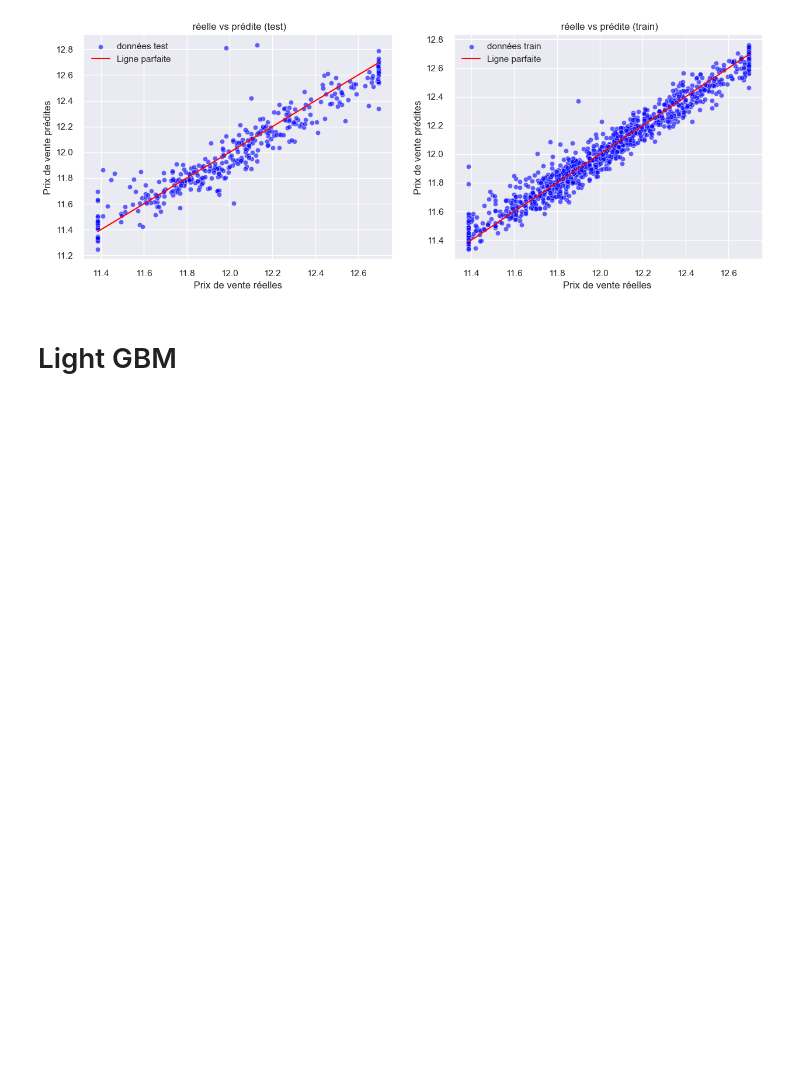
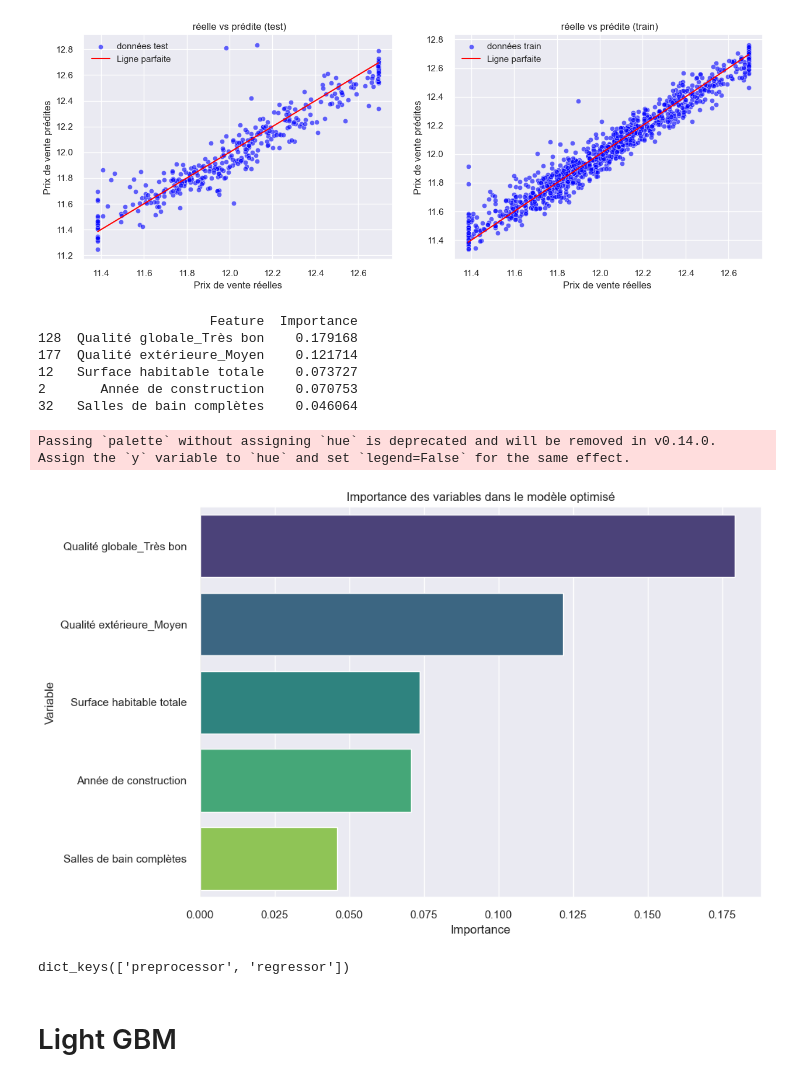
Before and after one commit to TraoreSieRachid/HOUSE-PRICE-PREDICTION-PROJECT-V00, a Jupyter notebook: code/house_price_02_essais.ipynb, the cells around one changed output. Drawn from its saved outputs; the diff is of its cells as text; code cells hidden in the pictures; blank space fills up the shorter version.

```diff
--- a/code/house_price_02_essais.ipynb
+++ b/code/house_price_02_essais.ipynb
@@ -889,6 +964,21 @@ axs[1].set_title(" réelle vs prédite (train)")
 plt.show()
 # %% [output]
 [figure]
+# %%
+display_feature_importance_2(best_xgb_model,numeric_cols,ode_cols,ohe_cols,5)
+# %% [output]
+                      Feature  Importance
+128  Qualité globale_Très bon    0.179168
+177  Qualité extérieure_Moyen    0.121714
+12   Surface habitable totale    0.073727
+2       Année de construction    0.070753
+32   Salles de bain complètes    0.046064
+Passing `palette` without assigning `hue` is deprecated and will be removed in v0.14.0. Assign the `y` variable to `hue` and set `legend=False` for the same effect.
+[figure, added]
+# %%
+print(best_xgb_model.named_steps.keys())
+# %% [output]
+dict_keys(['preprocessor', 'regressor'])
 # %% [markdown]
 # Light GBM
 # %%
```
Also changed, not shown: parts of 20 cells of this notebook, 4 other files.
